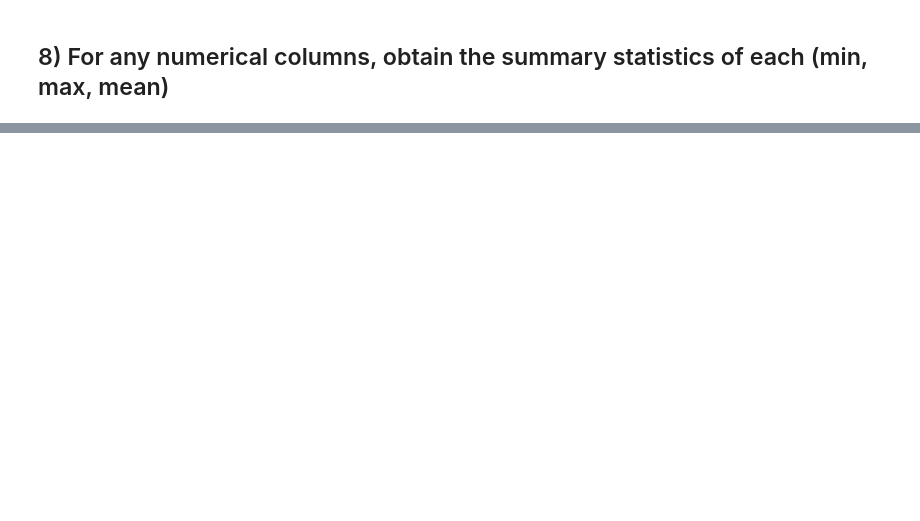
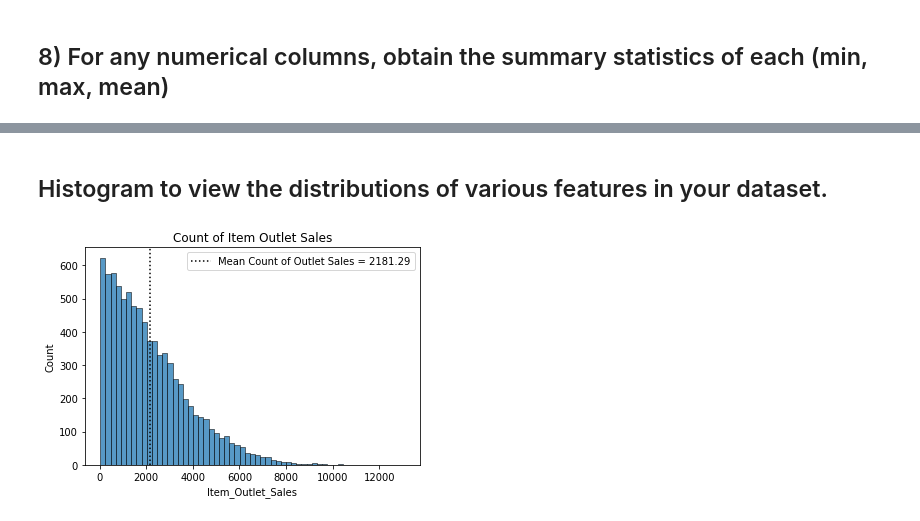
Before and after one commit to robertramos89/Predicting-Item-Sales, a Jupyter notebook: PortfolioProject1.ipynb, the cells around one changed output, grey strips where cells are left out. Cells and saved outputs as stored; diff of their text form; code cells hidden in the pictures; blank space fills up the shorter version.

```diff
--- a/PortfolioProject1.ipynb
+++ b/PortfolioProject1.ipynb
@@ -261,0 +338,12 @@ df.describe()
+# %% [markdown]
+## Histogram to view the distributions of various features in your dataset.
+# %%
+# Boxplot # 1
+axes = sns.histplot(data=df, x="Item_Outlet_Sales")
+axes.set_title("Count of Item Outlet Sales");
+mean_outlet_sales =round(df["Item_Outlet_Sales"].mean(),2)
+axes.axvline(mean_outlet_sales,color="k",ls=":",
+           label=f"Mean Count of Outlet Sales = {mean_outlet_sales:.2f}");
+axes.legend();
+# %% [output]
+[figure, added]
```
Also changed, not shown: parts of 61 cells of this notebook.
